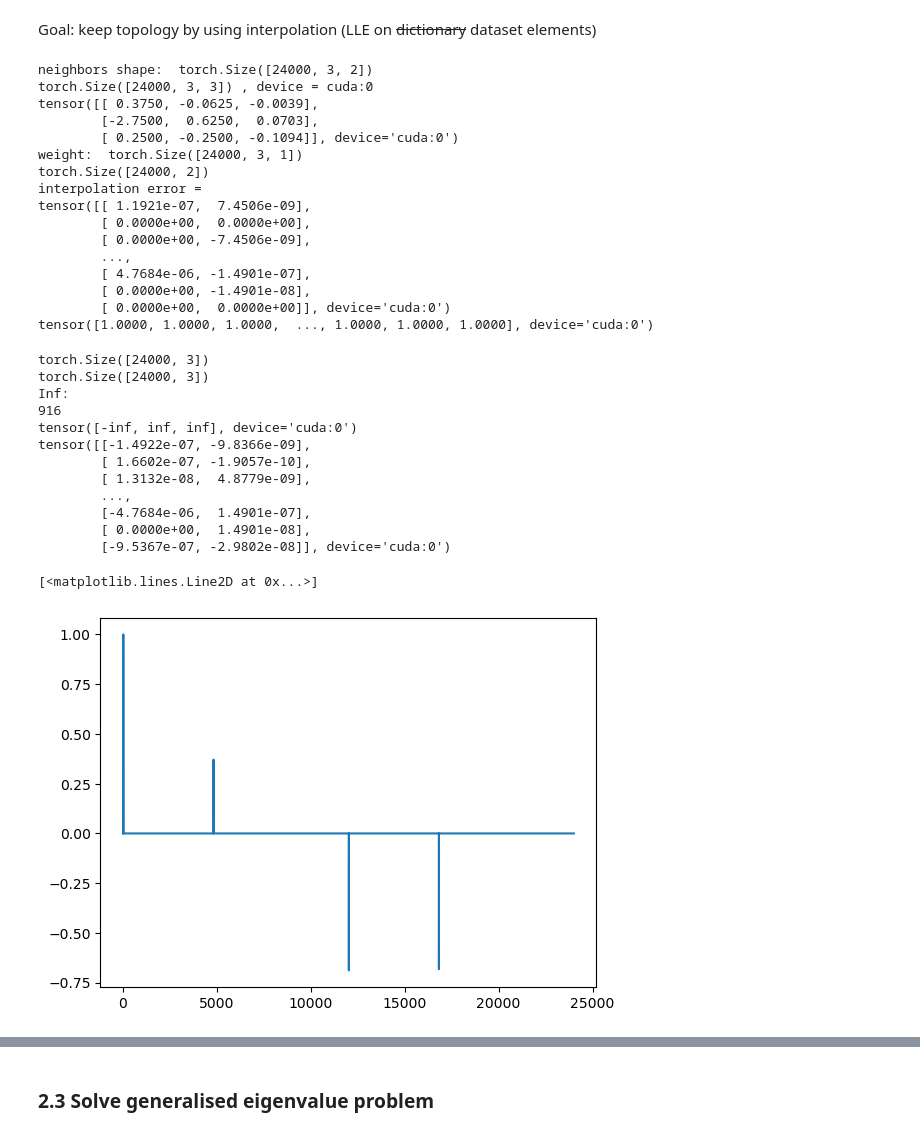
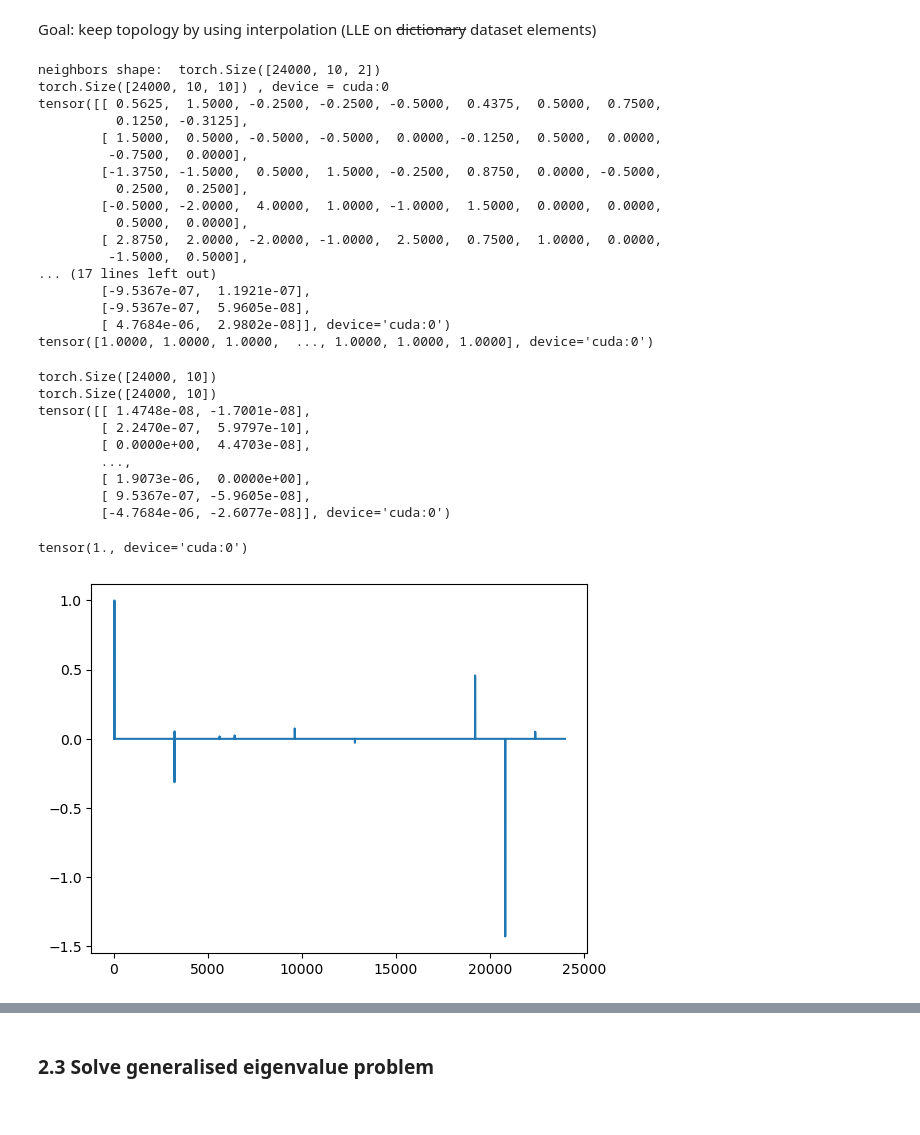
Before and after one commit to derek1909/SignalSpace-WarmUp, a Jupyter notebook: warmup.ipynb, the cells around one changed output, grey strips where cells are left out. Saved outputs shown, nothing was run; the diff lists cells and outputs as text; code cells hidden in the pictures.

```diff
--- a/warmup.ipynb
+++ b/warmup.ipynb
@@ -22,5 +24,5 @@ cuda is enabled!
 # %% [markdown]
 ### 1. Generate data from Archimedean spiral
 # %%
-data = GenerateDataset()
+data = GenerateDataset(num_noisy_samples=30)
 # %% [output]
@@ -28,10 +30,10 @@ data = GenerateDataset()
 # %% [markdown]
 ## 2. Sparse coding
 # %%
-data_tensor = torch.tensor(data, dtype=torch.float, device = device)
+data_tensor = torch.tensor(data, dtype=torch.float32, device = device)
 
 # Create an instance of SparseCoding model
-model = SparseCoding(data_size=data_tensor.shape[0], activ_dim=data_tensor.shape[1], basisfunc_num=750, sparsity_level=0)
+model = SparseCoding(data_size=data_tensor.shape[0], activ_dim=data_tensor.shape[1], basisfunc_num=100, sparsity_level=0)
 
 
 # Define optimizer for Biasis update
@@ -128,7 +130,7 @@ print(np.linalg.norm(Act[0,:]))
 ## Compute K-nearest neighbors for each element in model.Basis
 
 # Compute K-nearest neighbors
-neighbors_indices = model.KNN_Data(k=3, data=data_tensor)
+neighbors_indices = model.KNN_Data(k=10, data=data_tensor)
 print("K-nearest neighbors indices of A:")
 print(neighbors_indices)
 # %% [output]
@@ -163,7 +173,6 @@ Goal: minimising distance between neighbours
 Goal: keep topology by using interpolation (LLE on ~~dictionary~~ dataset elements)
 # %%
 ## interpolation Weight matrix
-data_tensor = data_tensor.to(torch.float32)
 neighbors = data_tensor[neighbors_indices,:] #ss (N,k,2)
 
 print('neighbors shape: ', neighbors.shape)
@@ -174,7 +183,7 @@ local_cov_inv = torch.inverse(local_cov) # (N,k,k)
 print(local_cov.shape, ', device =', local_cov.device)
 print(local_cov[1]@local_cov_inv[1] - torch.eye(local_cov.shape[1], device=device))
 
-weight = torch.sum(local_cov_inv,dim=1) / torch.sum(local_cov_inv,dim=[1,2]).unsqueeze(1) #(N,k)
+weight = torch.sum(local_cov_inv,dim=1) / torch.sum(torch.sum(local_cov_inv,dim=1),dim=-1).unsqueeze(1) #(N,k)
 
 print('weight: ', weight.unsqueeze(-1).shape)
 recon_dataset = torch.transpose(neighbors,dim0=1,dim1=2) @ weight.unsqueeze(-1) # (N,2,k) @ (N,k,1)
@@ -186,54 +195,54 @@ print(recon_dataset - data_tensor)
 # check sum of weight
 print(torch.sum(weight,dim=1))
 # %% [output]
-neighbors shape:  torch.Size([24000, 3, 2])
-torch.Size([24000, 3, 3]) , device = cuda:0
-tensor([[ 0.3750, -0.0625, -0.0039],
-        [-2.7500,  0.6250,  0.0703],
-        [ 0.2500, -0.2500, -0.1094]], device='cuda:0')
-weight:  torch.Size([24000, 3, 1])
-torch.Size([24000, 2])
-interpolation error =
-tensor([[ 1.1921e-07,  7.4506e-09],
-        [ 0.0000e+00,  0.0000e+00],
-        [ 0.0000e+00, -7.4506e-09],
-        ...,
-        [ 4.7684e-06, -1.4901e-07],
-        [ 0.0000e+00, -1.4901e-08],
-        [ 0.0000e+00,  0.0000e+00]], device='cuda:0')
+neighbors shape:  torch.Size([24000, 10, 2])
+torch.Size([24000, 10, 10]) , device = cuda:0
+tensor([[ 0.5625,  1.5000, -0.2500, -0.2500, -0.5000,  0.4375,  0.5000,  0.7500,
+          0.1250, -0.3125],
+        [ 1.5000,  0.5000, -0.5000, -0.5000,  0.0000, -0.1250,  0.5000,  0.0000,
+         -0.7500,  0.0000],
+        [-1.3750, -1.5000,  0.5000,  1.5000, -0.2500,  0.8750,  0.0000, -0.5000,
+          0.2500,  0.2500],
+        [-0.5000, -2.0000,  4.0000,  1.0000, -1.0000,  1.5000,  0.0000,  0.0000,
+          0.5000,  0.0000],
+        [ 2.8750,  2.0000, -2.0000, -1.0000,  2.5000,  0.7500,  1.0000,  0.0000,
+         -1.5000,  0.5000],
+... (17 lines left out)
+        [-9.5367e-07,  1.1921e-07],
+        [-9.5367e-07,  5.9605e-08],
+        [ 4.7684e-06,  2.9802e-08]], device='cuda:0')
 tensor([1.0000, 1.0000, 1.0000,  ..., 1.0000, 1.0000, 1.0000], device='cuda:0')
 # %%
 print(neighbors_indices.shape)
 print(weight.shape)
 Diff = torch.eye(Act.shape[0], device=device) # (N,N)
 
 # Iterate over each row (for each data point)
 for i in range(neighbors_indices.size(0)):
     # Select vaelements from Diff based on indices and apply weights
     if torch.isinf(weight[i]).any().item():
         print('Inf:')
         print(i)
         print(weight[i])
     Diff[i, neighbors_indices[i]] -= weight[i]
 
 
 # Validation
 print(Diff @ data_tensor) # after diff, data should be ~zero
 diff = Diff.cpu()[22]
 plt.plot(diff)
+
+Diff[10,10]
 # %% [output]
-torch.Size([24000, 3])
-torch.Size([24000, 3])
-Inf:
-916
-tensor([-inf, inf, inf], device='cuda:0')
-tensor([[-1.4922e-07, -9.8366e-09],
-        [ 1.6602e-07, -1.9057e-10],
-        [ 1.3132e-08,  4.8779e-09],
+torch.Size([24000, 10])
+torch.Size([24000, 10])
+tensor([[ 1.4748e-08, -1.7001e-08],
+        [ 2.2470e-07,  5.9797e-10],
+        [ 0.0000e+00,  4.4703e-08],
         ...,
-        [-4.7684e-06,  1.4901e-07],
-        [ 0.0000e+00,  1.4901e-08],
-        [-9.5367e-07, -2.9802e-08]], device='cuda:0')
+        [ 1.9073e-06,  0.0000e+00],
+        [ 9.5367e-07, -5.9605e-08],
+        [-4.7684e-06, -2.6077e-08]], device='cuda:0')
-[<matplotlib.lines.Line2D at 0x...>]
+tensor(1., device='cuda:0')
-[figure, old version]
+[figure, new version]
 # %%
```
Also changed, not shown: parts of 13 cells of this notebook.
